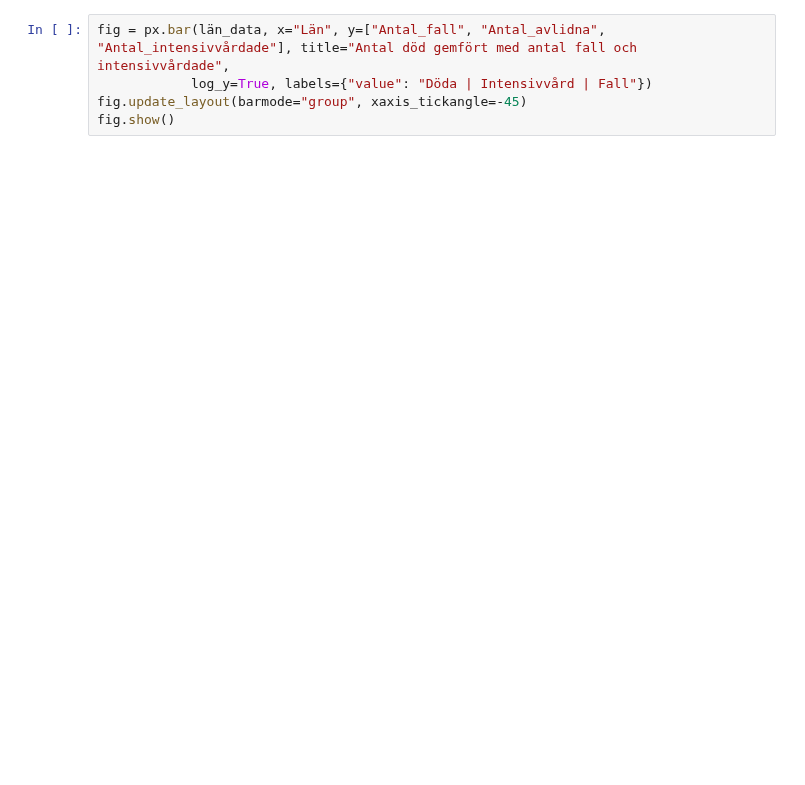
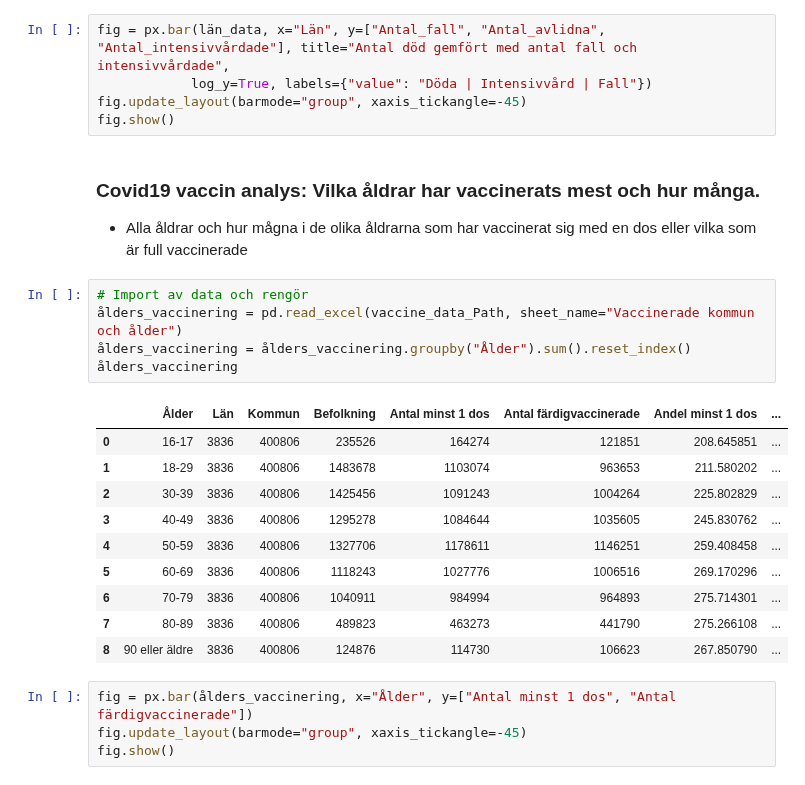
Before and after one commit to FabianAndersson17/Databehandling-Fabian-Andersson, a Jupyter notebook: Labs/Covid-19_Labb1.ipynb, the cells around one changed output. Drawn from its saved outputs; the diff is of its cells as text; blank space fills up the shorter version.

Commit message:
Made a graph for the number of vaccination with 1 dose and full vaccinated per age group and started working on a graph for gender vaccination numbers

```diff
--- a/Labs/Covid-19_Labb1.ipynb
+++ b/Labs/Covid-19_Labb1.ipynb
@@ -273,3 +273,26 @@ fig = px.bar(län_data, x="Län", y=["Antal_fall", "Antal_avlidna", "Antal_inten
             log_y=True, labels={"value": "Döda | Intensivvård | Fall"})
 fig.update_layout(barmode="group", xaxis_tickangle=-45)
 fig.show()
+# %% [markdown]
+### Covid19 vaccin analys: Vilka åldrar har vaccinerats mest och hur många.
+- Alla åldrar och hur mågna i de olika åldrarna som har vaccinerat sig med en dos eller vilka som är full vaccinerade
+# %%
+# Import av data och rengör
+ålders_vaccinering = pd.read_excel(vaccine_data_Path, sheet_name="Vaccinerade kommun och ålder")
+ålders_vaccinering = ålders_vaccinering.groupby("Ålder").sum().reset_index()
+ålders_vaccinering
+# %% [output]
+|  | Ålder | Län | Kommun | Befolkning | Antal minst 1 dos | Antal färdigvaccinerade | Andel minst 1 dos | ... |
+| 0 | 16-17 | 3836 | 400806 | 235526 | 164274 | 121851 | 208.645851 | ... |
+| 1 | 18-29 | 3836 | 400806 | 1483678 | 1103074 | 963653 | 211.580202 | ... |
+| 2 | 30-39 | 3836 | 400806 | 1425456 | 1091243 | 1004264 | 225.802829 | ... |
+| 3 | 40-49 | 3836 | 400806 | 1295278 | 1084644 | 1035605 | 245.830762 | ... |
+| 4 | 50-59 | 3836 | 400806 | 1327706 | 1178611 | 1146251 | 259.408458 | ... |
+| 5 | 60-69 | 3836 | 400806 | 1118243 | 1027776 | 1006516 | 269.170296 | ... |
+| 6 | 70-79 | 3836 | 400806 | 1040911 | 984994 | 964893 | 275.714301 | ... |
+| 7 | 80-89 | 3836 | 400806 | 489823 | 463273 | 441790 | 275.266108 | ... |
+| 8 | 90 eller äldre | 3836 | 400806 | 124876 | 114730 | 106623 | 267.850790 | ... |
+# %%
+fig = px.bar(ålders_vaccinering, x="Ålder", y=["Antal minst 1 dos", "Antal färdigvaccinerade"])
+fig.update_layout(barmode="group", xaxis_tickangle=-45)
+fig.show()
```
Also changed, not shown: parts of 5 cells of this notebook.
